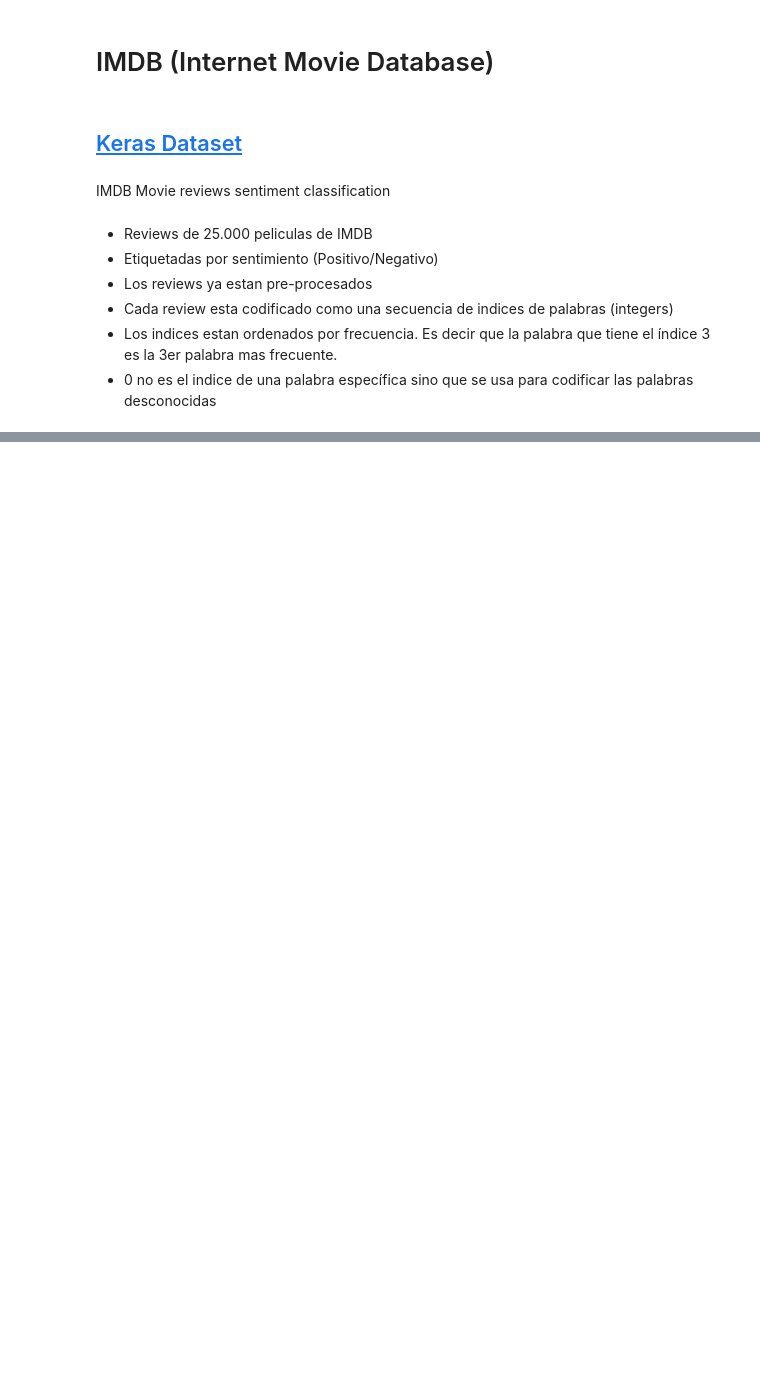
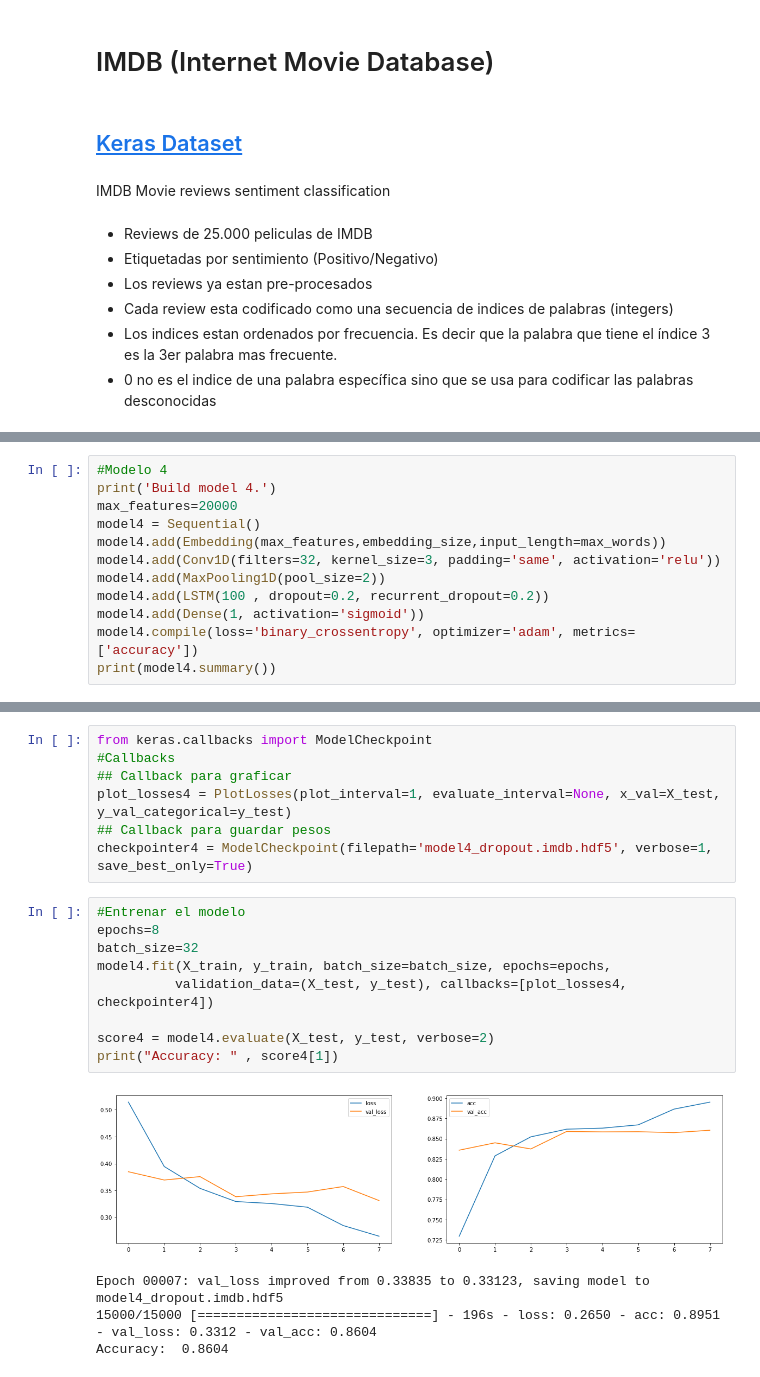
Before and after one commit to gebasilio/Regularizacion-1, a Jupyter notebook: 3-IMDB-Sentiment-Analisys.ipynb, the cells around one changed output, grey strips where cells are left out. Drawn from its saved outputs; the diff is of its cells as text; blank space fills up the shorter version.

```diff
--- a/3-IMDB-Sentiment-Analisys.ipynb
+++ b/3-IMDB-Sentiment-Analisys.ipynb
@@ -247,0 +247,12 @@ print("Accuracy: %.2f%%" % (scores_3[1] * 100))
+# %%
+#Modelo 4
+print('Build model 4.')
+max_features=20000
+model4 = Sequential()
+model4.add(Embedding(max_features,embedding_size,input_length=max_words))
+model4.add(Conv1D(filters=32, kernel_size=3, padding='same', activation='relu'))
+model4.add(MaxPooling1D(pool_size=2))
+model4.add(LSTM(100 , dropout=0.2, recurrent_dropout=0.2))
+model4.add(Dense(1, activation='sigmoid'))
+model4.compile(loss='binary_crossentropy', optimizer='adam', metrics=['accuracy'])
+print(model4.summary())
@@ -247,0 +279,21 @@ print("Accuracy: %.2f%%" % (scores_3[1] * 100))
+# %%
+from keras.callbacks import ModelCheckpoint
+#Callbacks
+## Callback para graficar
+plot_losses4 = PlotLosses(plot_interval=1, evaluate_interval=None, x_val=X_test, y_val_categorical=y_test)
+## Callback para guardar pesos
+checkpointer4 = ModelCheckpoint(filepath='model4_dropout.imdb.hdf5', verbose=1, save_best_only=True)
+# %%
+#Entrenar el modelo
+epochs=8
+batch_size=32
+model4.fit(X_train, y_train, batch_size=batch_size, epochs=epochs,
+          validation_data=(X_test, y_test), callbacks=[plot_losses4, checkpointer4])
+
+score4 = model4.evaluate(X_test, y_test, verbose=2)
+print("Accuracy: " , score4[1])
+# %% [output]
+[figure, added]
+Epoch 00007: val_loss improved from 0.33835 to 0.33123, saving model to model4_dropout.imdb.hdf5
+15000/15000 [==============================] - 196s - loss: 0.2650 - acc: 0.8951 - val_loss: 0.3312 - val_acc: 0.8604
+Accuracy:  0.8604
```
Also changed, not shown: parts of 34 cells of this notebook, 9 other files.
